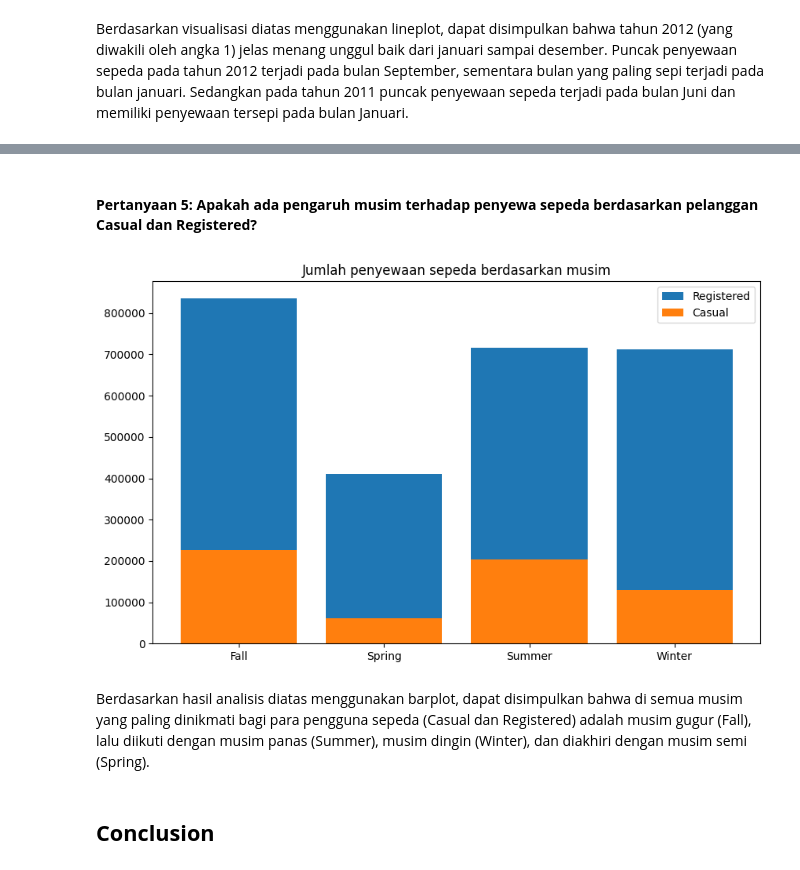
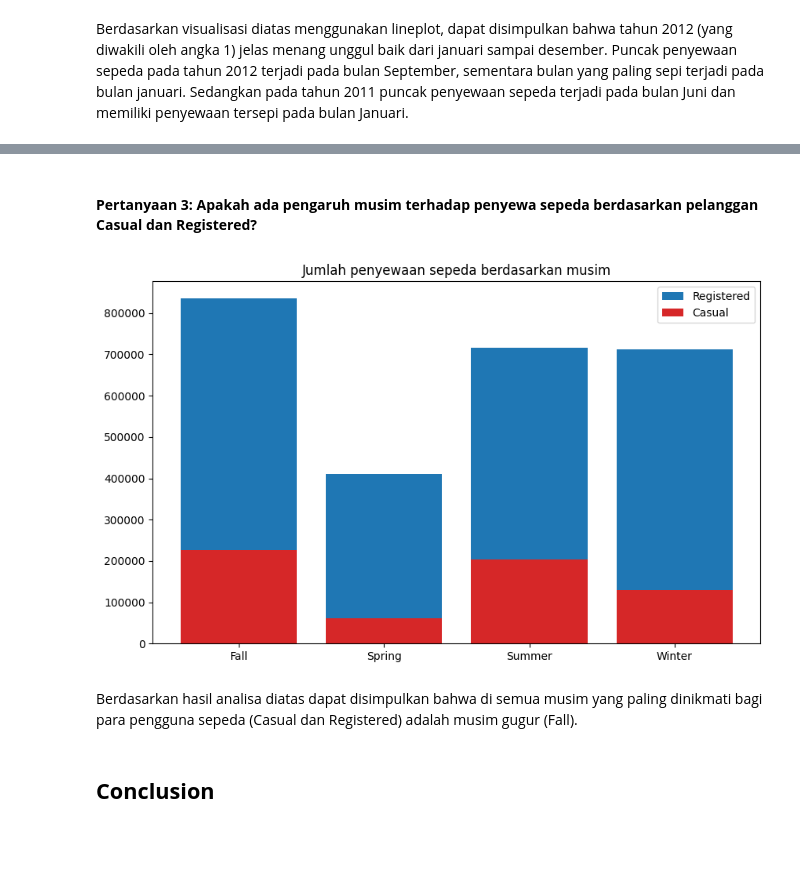
Before and after one commit to Mahhmudd/Submission, a Jupyter notebook: notebook.ipynb, the cells around one changed output, grey strips where cells are left out. Drawn from its saved outputs; the diff is of its cells as text; code cells hidden in the pictures; blank space fills up the shorter version.

```diff
--- a/notebook.ipynb
+++ b/notebook.ipynb
@@ -264,6 +262,15 @@ day_df['weather_cond'] = day_df['weather_cond'].map({
     3: 'Light Snow/Rain',
     4: 'Severe Weather'
 })
+day_df['holiday'] = day_df['holiday'].map({
+    0: 'Hari Kerja', 1: 'Hari Libur'
+})
+day_df['workingday'] = day_df['workingday'].map({
+    0: 'Hari Libur', 1: 'Hari Kerja'
+})
+day_df['year'] = day_df['year'].map({
+    0: '2011', 1: '2012'
+})
 # %%
 # Mengubah tipe data ke datetime
 day_df['dateday'] = pd.to_datetime(day_df.dateday)
@@ -595,34 +565,35 @@ Kesimpulannya jika temperatur (temp dan atemp) meningkat, maka pengguna sepeda j
 # %% [markdown]
-#### **Pertanyaan 5: Apakah ada pengaruh musim terhadap penyewa sepeda berdasarkan pelanggan Casual dan Registered?**
+#### **Pertanyaan 3: Apakah ada pengaruh musim terhadap penyewa sepeda berdasarkan pelanggan Casual dan Registered?**
 # %%
 # Mengelompokkan data berdasarkan musim dan menghitung jumlah penggunaan terdaftar dan tidak terdaftar
 seasonal_usage = day_df.groupby('season')[['registered', 'casual']].sum().reset_index()
 
 plt.figure(figsize=(10, 6))
 
 # Membuat
+
 plt.bar(
     seasonal_usage['season'],
     seasonal_usage['registered'],
     label='Registered',
     color='tab:blue'
 )
-
 plt.bar(
     seasonal_usage['season'],
     seasonal_usage['casual'],
     label='Casual',
-    color='tab:orange'
+    color='tab:red'
 )
+
 
 plt.xlabel(None)
 plt.ylabel(None)
 plt.title('Jumlah penyewaan sepeda berdasarkan musim')
 plt.legend()
 plt.show()
 # %% [output]
-[figure, old version]
+[figure, new version]
 # %% [markdown]
-Berdasarkan hasil analisis diatas menggunakan barplot, dapat disimpulkan bahwa di semua musim yang paling dinikmati bagi para pengguna sepeda (Casual dan Registered) adalah musim gugur (Fall), lalu diikuti dengan musim panas (Summer), musim dingin (Winter), dan diakhiri dengan musim semi (Spring).
+Berdasarkan hasil analisa diatas dapat disimpulkan bahwa di semua musim yang paling dinikmati bagi para pengguna sepeda (Casual dan Registered) adalah musim gugur (Fall).
 # %% [markdown]
 ## **Conclusion**
```
Also changed, not shown: parts of 34 cells of this notebook, 7 other files.
